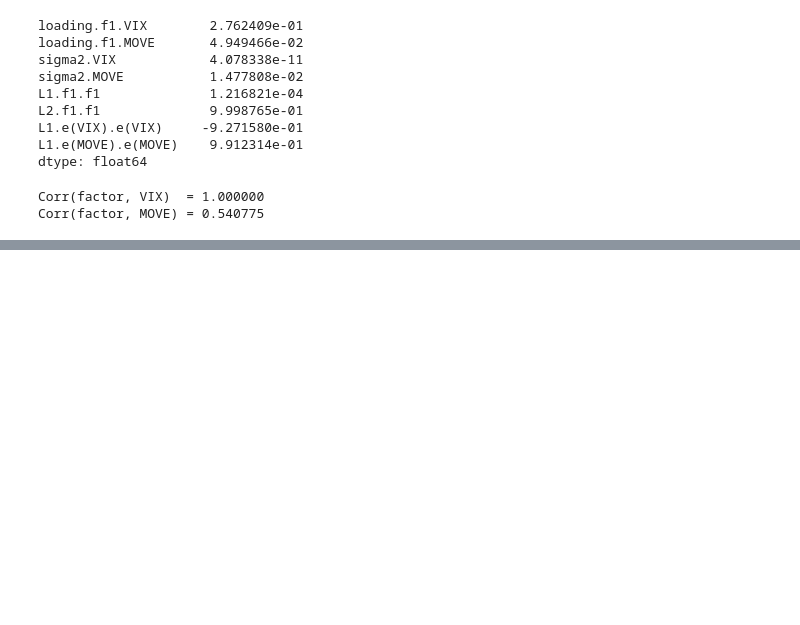
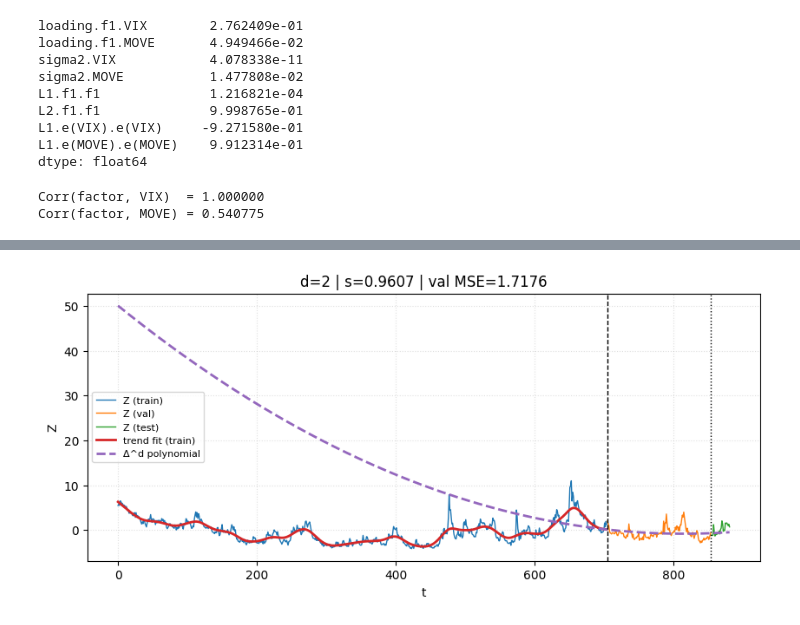
Before and after one commit to heritaco/Estimation-of-latent-risk-in-the-U.S.-market-using-representative-variables, a Jupyter notebook: notebooks/01 DFM VIX-MOVE.ipynb, the cells around one changed output, grey strips where cells are left out. Saved outputs shown, nothing was run; the diff lists cells and outputs as text; code cells hidden in the pictures; blank space fills up the shorter version.

```diff
--- a/notebooks/01 DFM VIX-MOVE.ipynb
+++ b/notebooks/01 DFM VIX-MOVE.ipynb
@@ -644,0 +333,24 @@ rmse_table
+# %%
+
+fit = est.fit_train(Z_train, s_unit=best.s_unit)
+poly_full = est.build_polynomial_full(
+    t_hat_train=fit.t_hat,
+    m_hat=fit.m_hat,
+    n_total=len(Z),
+    n_train=split.n_train,
+)
+
+fig, ax = plt.subplots()
+plot_train_val_test_fit(
+    Z_all=Z,
+    n_train=split.n_train,
+    n_val=split.n_val,
+    t_hat_train=fit.t_hat,
+    poly_full=poly_full,
+    label="Z",
+    title=f"d={d} | s={best.s_unit:.4f} | val MSE={best.val_mse:.4f}",
+    ax=ax,
+)
+plt.show()
+# %% [output]
+[figure, added]
```
Also changed, not shown: parts of 18 cells of this notebook.
